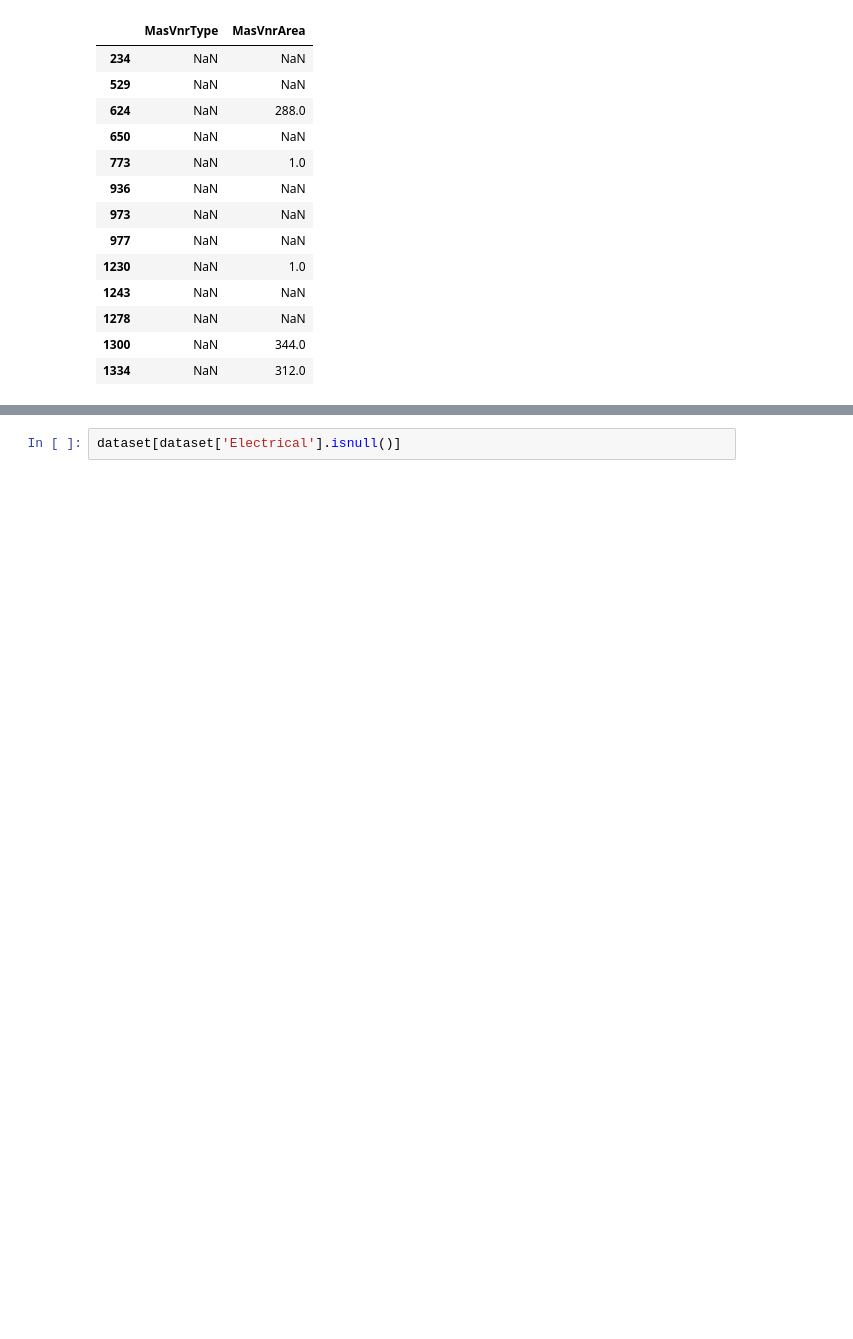
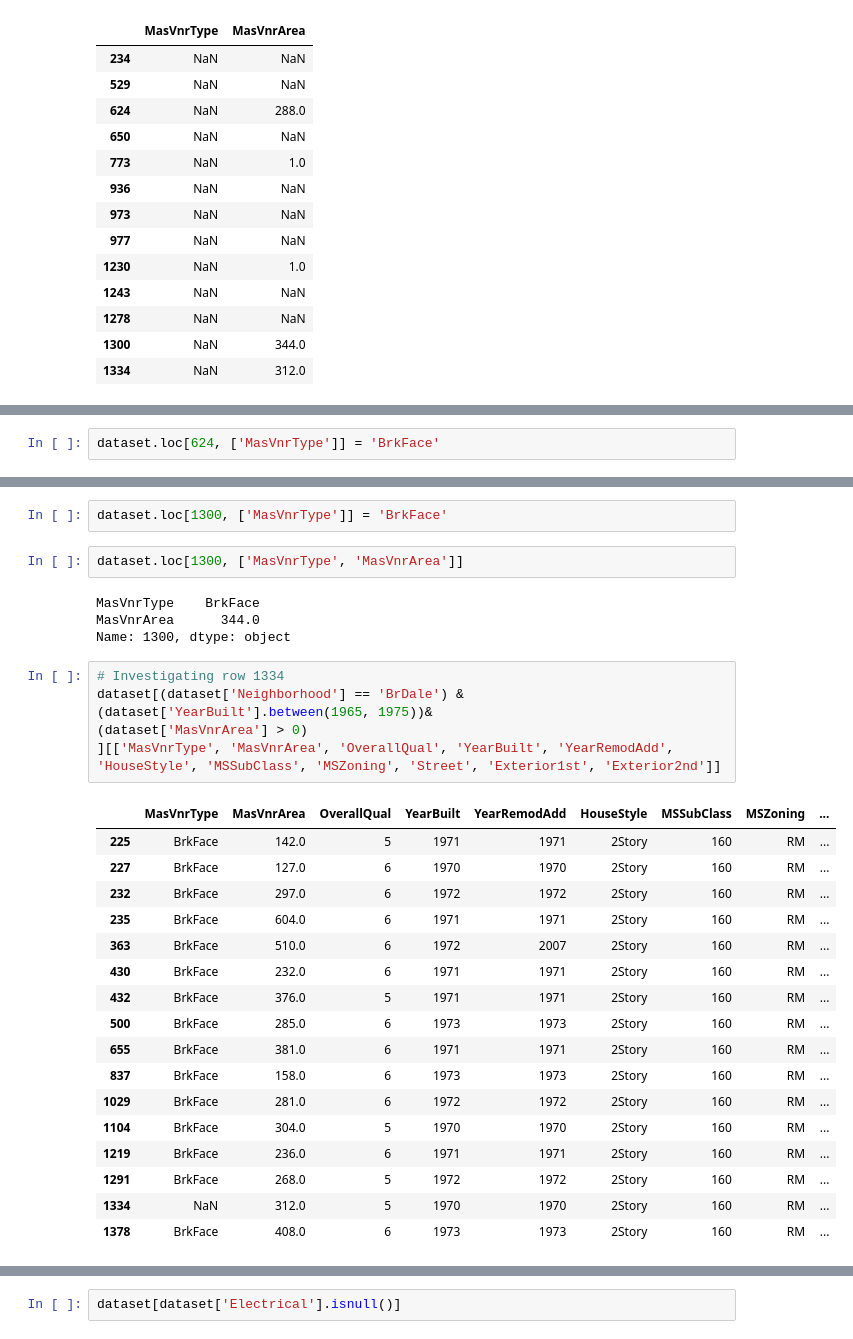
Before and after one commit to kogimurio/house_sales_prediction, a Jupyter notebook: saales_price_predictions.ipynb, the cells around one changed output, grey strips where cells are left out. Saved outputs shown, nothing was run; the diff lists cells and outputs as text; blank space fills up the shorter version.

```diff
--- a/saales_price_predictions.ipynb
+++ b/saales_price_predictions.ipynb
@@ -258,0 +314,2 @@ dataset[dataset['MasVnrType'].isnull() & (dataset['MasVnrArea'] != 0)][['MasVnrT
+# %%
+dataset.loc[624, ['MasVnrType']] = 'BrkFace'
@@ -258,0 +419,32 @@ dataset[dataset['MasVnrType'].isnull() & (dataset['MasVnrArea'] != 0)][['MasVnrT
+# %%
+dataset.loc[1300, ['MasVnrType']] = 'BrkFace'
+# %%
+dataset.loc[1300, ['MasVnrType', 'MasVnrArea']]
+# %% [output]
+MasVnrType    BrkFace
+MasVnrArea      344.0
+Name: 1300, dtype: object
+# %%
+# Investigating row 1334
+dataset[(dataset['Neighborhood'] == 'BrDale') &
+(dataset['YearBuilt'].between(1965, 1975))&
+(dataset['MasVnrArea'] > 0)
+][['MasVnrType', 'MasVnrArea', 'OverallQual', 'YearBuilt', 'YearRemodAdd', 'HouseStyle', 'MSSubClass', 'MSZoning', 'Street', 'Exterior1st', 'Exterior2nd']]
+# %% [output]
+|  | MasVnrType | MasVnrArea | OverallQual | YearBuilt | YearRemodAdd | HouseStyle | MSSubClass | MSZoning | ... |
+| 225 | BrkFace | 142.0 | 5 | 1971 | 1971 | 2Story | 160 | RM | ... |
+| 227 | BrkFace | 127.0 | 6 | 1970 | 1970 | 2Story | 160 | RM | ... |
+| 232 | BrkFace | 297.0 | 6 | 1972 | 1972 | 2Story | 160 | RM | ... |
+| 235 | BrkFace | 604.0 | 6 | 1971 | 1971 | 2Story | 160 | RM | ... |
+| 363 | BrkFace | 510.0 | 6 | 1972 | 2007 | 2Story | 160 | RM | ... |
+| 430 | BrkFace | 232.0 | 6 | 1971 | 1971 | 2Story | 160 | RM | ... |
+| 432 | BrkFace | 376.0 | 5 | 1971 | 1971 | 2Story | 160 | RM | ... |
+| 500 | BrkFace | 285.0 | 6 | 1973 | 1973 | 2Story | 160 | RM | ... |
+| 655 | BrkFace | 381.0 | 6 | 1971 | 1971 | 2Story | 160 | RM | ... |
+| 837 | BrkFace | 158.0 | 6 | 1973 | 1973 | 2Story | 160 | RM | ... |
+| 1029 | BrkFace | 281.0 | 6 | 1972 | 1972 | 2Story | 160 | RM | ... |
+| 1104 | BrkFace | 304.0 | 5 | 1970 | 1970 | 2Story | 160 | RM | ... |
+| 1219 | BrkFace | 236.0 | 6 | 1971 | 1971 | 2Story | 160 | RM | ... |
+| 1291 | BrkFace | 268.0 | 5 | 1972 | 1972 | 2Story | 160 | RM | ... |
+| 1334 | NaN | 312.0 | 5 | 1970 | 1970 | 2Story | 160 | RM | ... |
+| 1378 | BrkFace | 408.0 | 6 | 1973 | 1973 | 2Story | 160 | RM | ... |
```
Also changed, not shown: parts of 25 cells of this notebook.
